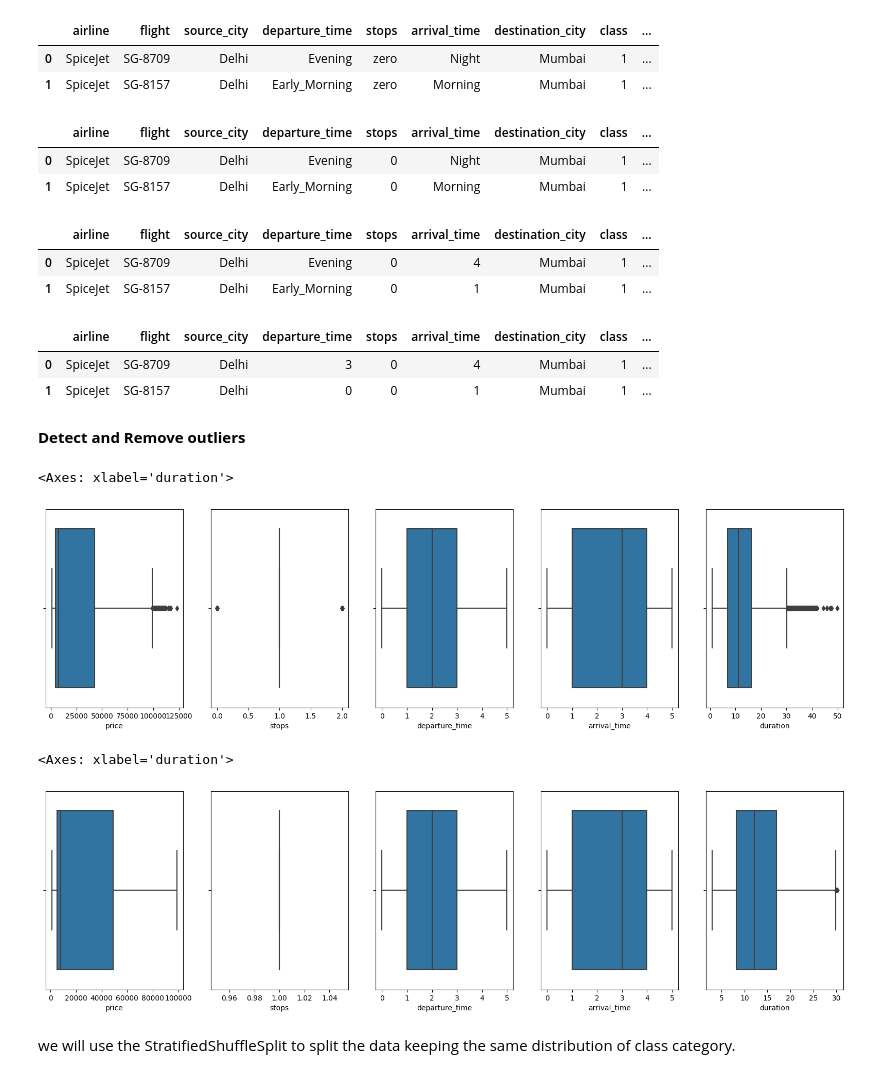
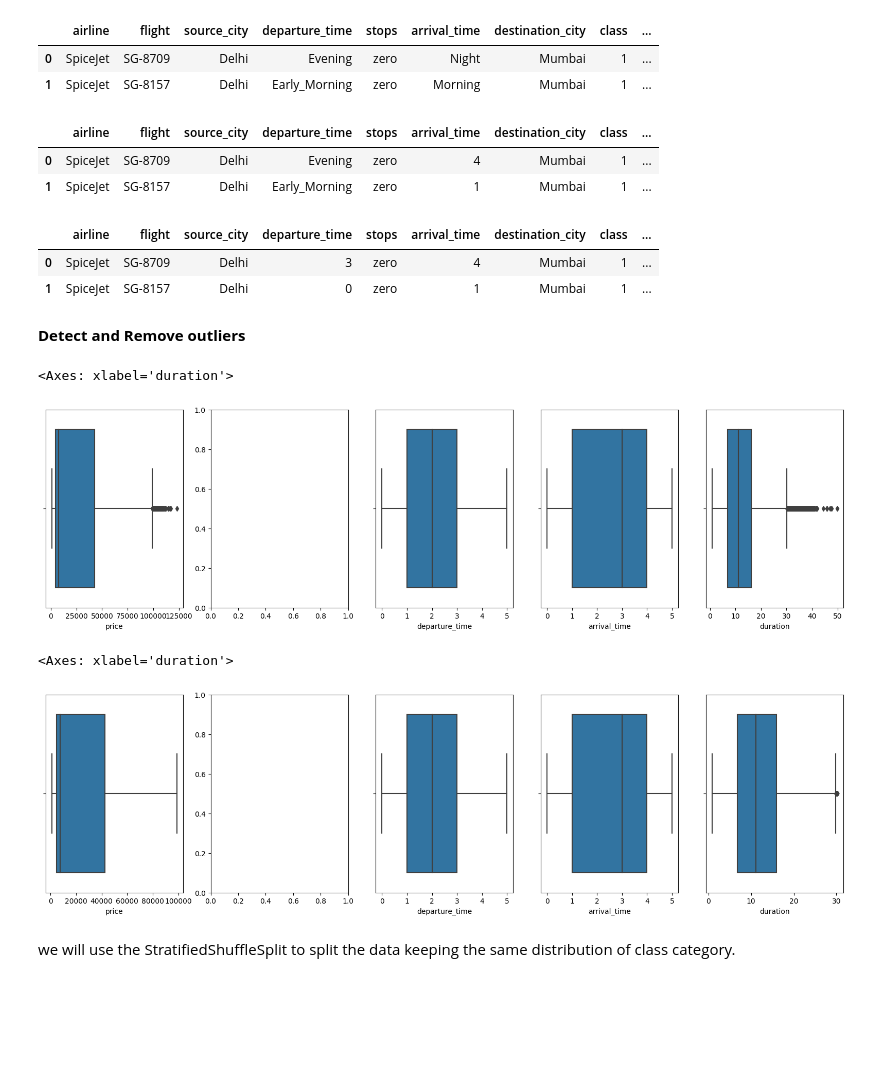
Before and after one commit to dhasaf/Classification, a Jupyter notebook: FlightPricePrediction.ipynb, the cells around one changed output. Cells and saved outputs as stored; diff of their text form; code cells hidden in the pictures; blank space fills up the shorter version.

```diff
--- a/FlightPricePrediction.ipynb
+++ b/FlightPricePrediction.ipynb
@@ -148,26 +147,22 @@ flight.head(2)
 | 1 | SpiceJet | SG-8157 | Delhi | Early_Morning | zero | Morning | Mumbai | 1 | ... |
 # %%
 #2: two or more stops
-flight['stops'] = flight['stops'].map({'zero':0, 'one':1, 'two_or_more':2})
-flight.head(2)
+#flight['stops'] = flight['stops'].map({'zero':0, 'one':1, 'two_or_more':2})
+#flight.head(2)
-# %% [output]
-|  | airline | flight | source_city | departure_time | stops | arrival_time | destination_city | class | ... |
-| 0 | SpiceJet | SG-8709 | Delhi | Evening | 0 | Night | Mumbai | 1 | ... |
-| 1 | SpiceJet | SG-8157 | Delhi | Early_Morning | 0 | Morning | Mumbai | 1 | ... |
 # %%
 flight['arrival_time'] = flight['arrival_time'].map({'Early_Morning':0, 'Morning':1, 'Afternoon':2, 'Evening':3, 'Night':4, 'Late_Night':5})
 flight.head(2)
 # %% [output]
 |  | airline | flight | source_city | departure_time | stops | arrival_time | destination_city | class | ... |
-| 0 | SpiceJet | SG-8709 | Delhi | Evening | 0 | 4 | Mumbai | 1 | ... |
-| 1 | SpiceJet | SG-8157 | Delhi | Early_Morning | 0 | 1 | Mumbai | 1 | ... |
+| 0 | SpiceJet | SG-8709 | Delhi | Evening | zero | 4 | Mumbai | 1 | ... |
+| 1 | SpiceJet | SG-8157 | Delhi | Early_Morning | zero | 1 | Mumbai | 1 | ... |
 # %%
 flight['departure_time'] = flight['departure_time'].map({'Early_Morning':0, 'Morning':1, 'Afternoon':2, 'Evening':3, 'Night':4, 'Late_Night':5})
 flight.head(2)
 # %% [output]
 |  | airline | flight | source_city | departure_time | stops | arrival_time | destination_city | class | ... |
-| 0 | SpiceJet | SG-8709 | Delhi | 3 | 0 | 4 | Mumbai | 1 | ... |
-| 1 | SpiceJet | SG-8157 | Delhi | 0 | 0 | 1 | Mumbai | 1 | ... |
+| 0 | SpiceJet | SG-8709 | Delhi | 3 | zero | 4 | Mumbai | 1 | ... |
+| 1 | SpiceJet | SG-8157 | Delhi | 0 | zero | 1 | Mumbai | 1 | ... |
 # %% [markdown]
 **Detect and Remove outliers**
 # %%
@@ -176,13 +171,12 @@ fig, axs = plt.subplots(nrows=1, ncols=5, figsize=(20,5))
 
 # Draw box plots for each feature
 sns.boxplot(x=flight['price'], ax=axs[0])
-sns.boxplot(x=flight['stops'], ax=axs[1])
 sns.boxplot(x=flight['departure_time'], ax=axs[2])
 sns.boxplot(x=flight['arrival_time'], ax=axs[3])
 sns.boxplot(x=flight['duration'], ax=axs[4])
 # %% [output]
 <Axes: xlabel='duration'>
-[figure, old version]
+[figure, new version]
 # %%
 Q1 = flight.quantile(0.25)
 Q3 = flight.quantile(0.75)
@@ -191,15 +185,14 @@ flight = flight[~((flight < (Q1 - 1.5 * IQR)) |(flight > (Q3 + 1.5 * IQR))).any(
 # %%
 # Create a figure and axes for box plots
 fig, axs = plt.subplots(nrows=1, ncols=5, figsize=(20,5))
 
 # Draw box plots for each feature
 sns.boxplot(x=flight['price'], ax=axs[0])
-sns.boxplot(x=flight['stops'], ax=axs[1])
 sns.boxplot(x=flight['departure_time'], ax=axs[2])
 sns.boxplot(x=flight['arrival_time'], ax=axs[3])
 sns.boxplot(x=flight['duration'], ax=axs[4])
 # %% [output]
 <Axes: xlabel='duration'>
-[figure, old version]
+[figure, new version]
 # %% [markdown]
 we will use the StratifiedShuffleSplit to split the data keeping the same distribution of class category.
```
Also changed, not shown: parts of 20 cells of this notebook.
